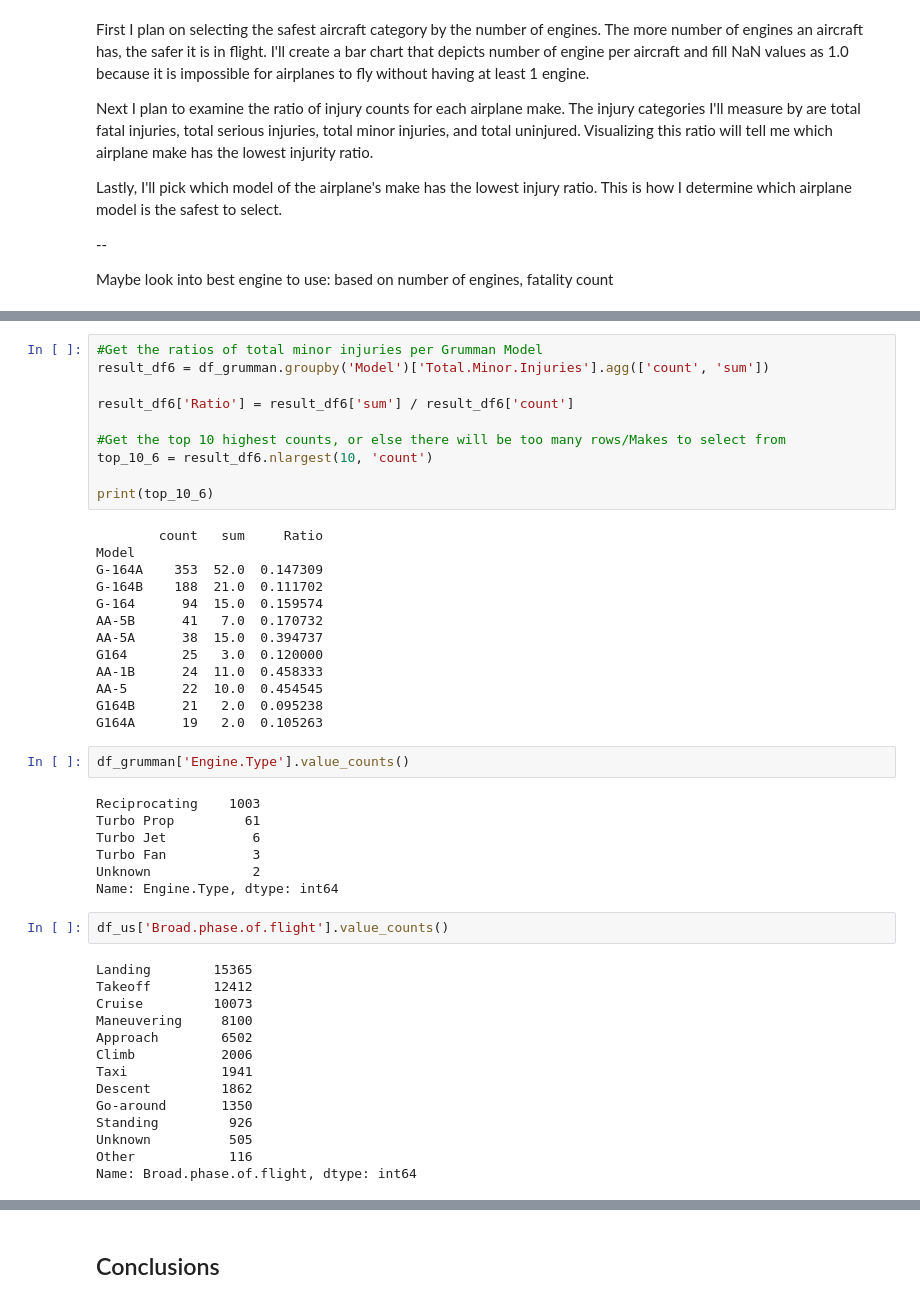
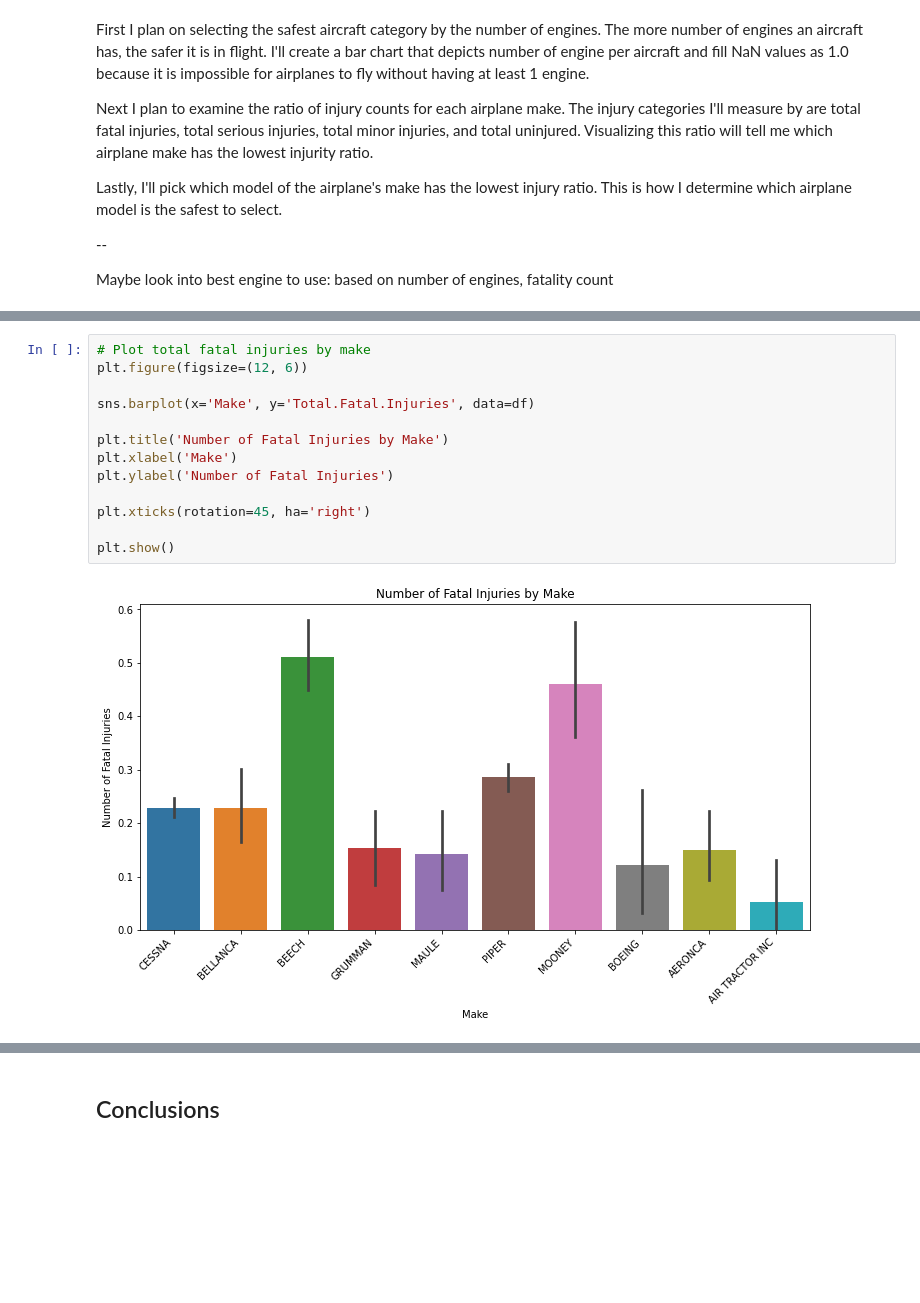
Before and after one commit to justinnllee/Aircraft_Safety_Analysis, a Jupyter notebook: notebook.ipynb, the cells around one changed output, grey strips where cells are left out. Drawn from its saved outputs; the diff is of its cells as text; blank space fills up the shorter version.

```diff
--- a/notebook.ipynb
+++ b/notebook.ipynb
@@ -351,48 +261,15 @@ G164A      19   0.0  0.000000
-# %%
-#Get the ratios of total minor injuries per Grumman Model
-result_df6 = df_grumman.groupby('Model')['Total.Minor.Injuries'].agg(['count', 'sum'])
-
-result_df6['Ratio'] = result_df6['sum'] / result_df6['count']
-
-#Get the top 10 highest counts, or else there will be too many rows/Makes to select from
-top_10_6 = result_df6.nlargest(10, 'count')
-
-print(top_10_6)
-# %% [output]
-        count   sum     Ratio
-Model
-G-164A    353  52.0  0.147309
-G-164B    188  21.0  0.111702
-G-164      94  15.0  0.159574
-AA-5B      41   7.0  0.170732
-AA-5A      38  15.0  0.394737
-G164       25   3.0  0.120000
-AA-1B      24  11.0  0.458333
-AA-5       22  10.0  0.454545
-G164B      21   2.0  0.095238
-G164A      19   2.0  0.105263
-# %%
-df_grumman['Engine.Type'].value_counts()
-# %% [output]
-Reciprocating    1003
-Turbo Prop         61
-Turbo Jet           6
-Turbo Fan           3
-Unknown             2
-Name: Engine.Type, dtype: int64
-# %%
-df_us['Broad.phase.of.flight'].value_counts()
-# %% [output]
-Landing        15365
-Takeoff        12412
-Cruise         10073
-Maneuvering     8100
-Approach        6502
-Climb           2006
-Taxi            1941
-Descent         1862
-Go-around       1350
-Standing         926
-Unknown          505
-Other            116
-Name: Broad.phase.of.flight, dtype: int64
+# %%
+# Plot total fatal injuries by make
+plt.figure(figsize=(12, 6))
+
+sns.barplot(x='Make', y='Total.Fatal.Injuries', data=df)
+
+plt.title('Number of Fatal Injuries by Make')
+plt.xlabel('Make')
+plt.ylabel('Number of Fatal Injuries')
+
+plt.xticks(rotation=45, ha='right')
+
+plt.show()
+# %% [output]
+[figure, added]
```
Also changed, not shown: parts of 22 cells of this notebook.
